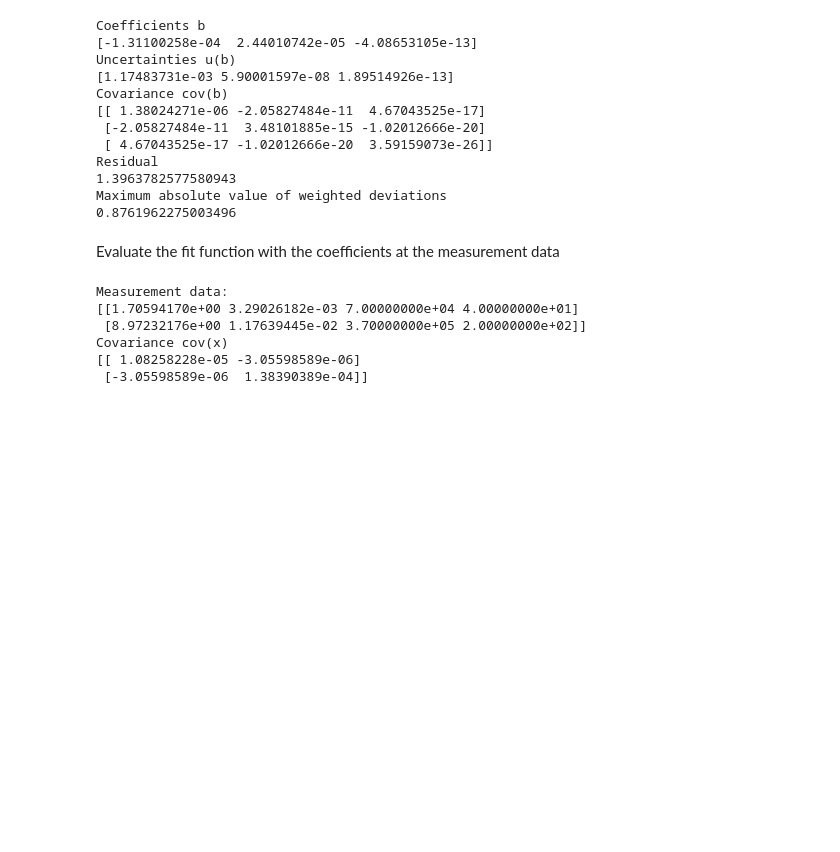
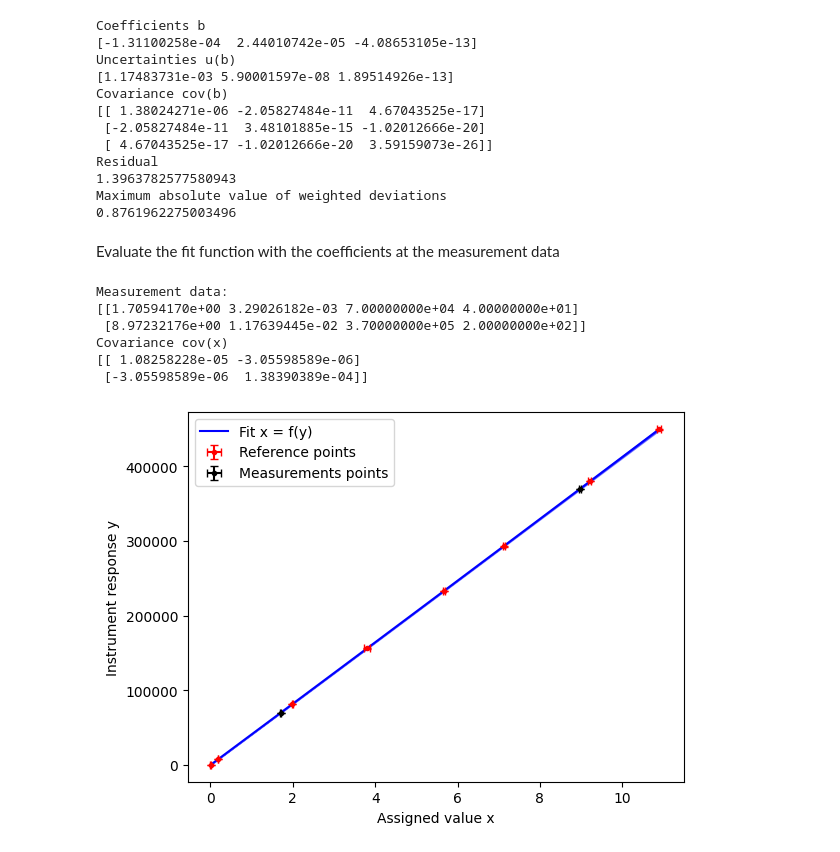
Before and after one commit to wollmich/metas-b-least, a Jupyter notebook: metas_b_least/Example_B_LEAST_2.ipynb, the cells around one changed output. Saved outputs shown, nothing was run; the diff lists cells and outputs as text; code cells hidden in the pictures; blank space fills up the shorter version.

```diff
--- a/metas_b_least/Example_B_LEAST_2.ipynb
+++ b/metas_b_least/Example_B_LEAST_2.ipynb
@@ -83,3 +87,7 @@ Measurement data:
 Covariance cov(x)
 [[ 1.08258228e-05 -3.05598589e-06]
  [-3.05598589e-06  1.38390389e-04]]
+# %%
+b_plot(cal_data, meas_data, b2, b2_cov, b_second_order_poly)
+# %% [output]
+[figure, added]
```
Also changed, not shown: parts of 2 cells of this notebook, 4 other files.
